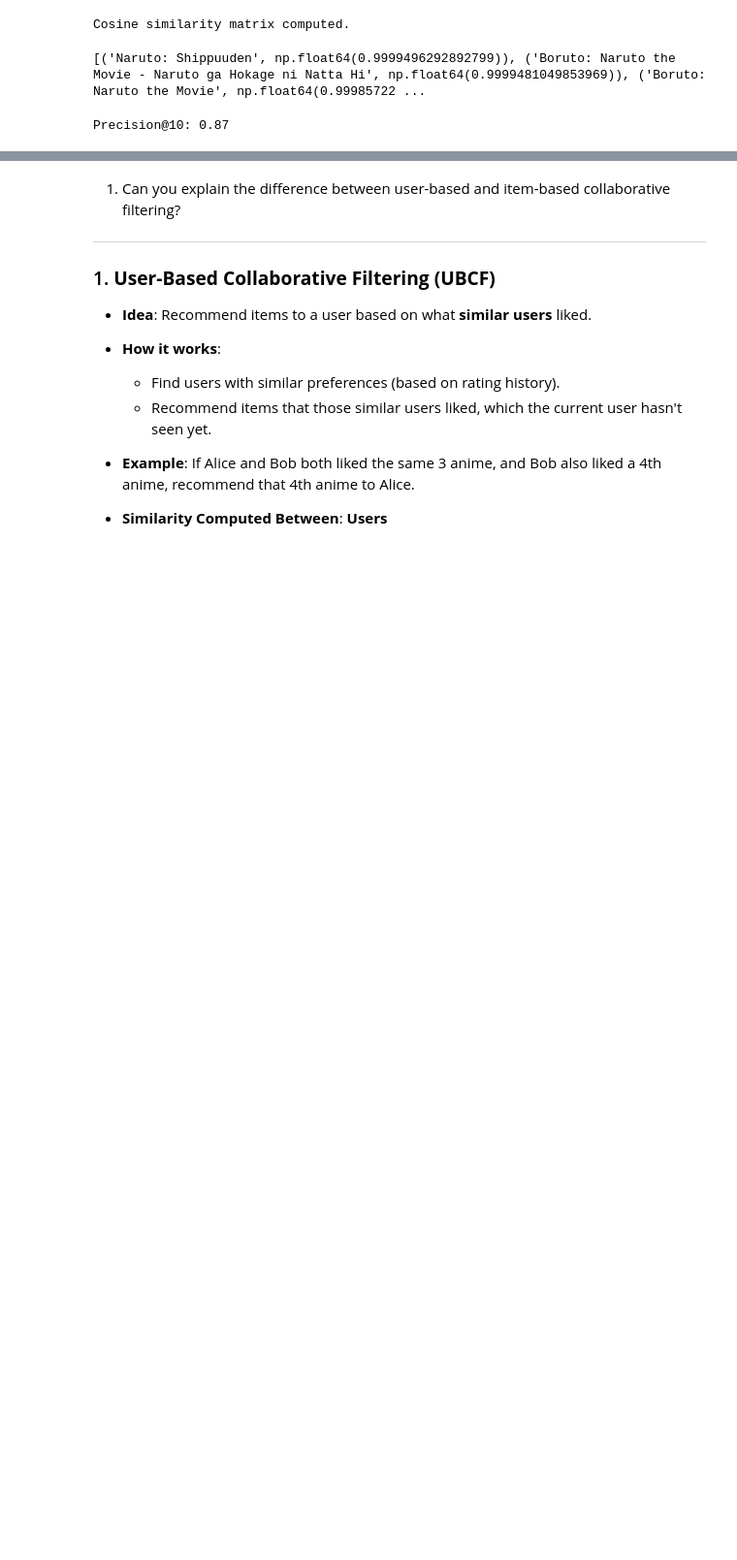
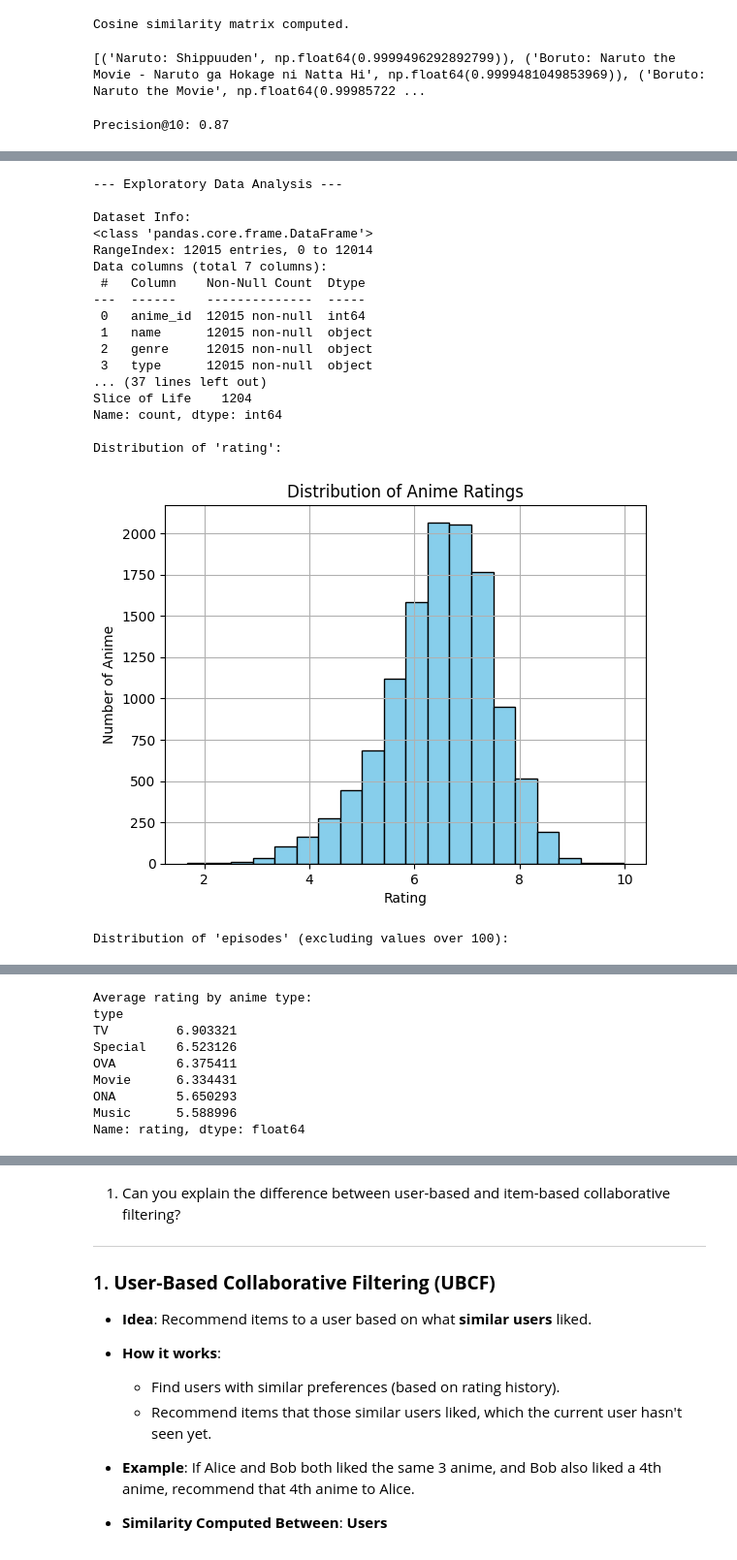
Before and after one commit to Lokeshgadhi/introonpandas, a Jupyter notebook: lokesh_recommendation system.ipynb, the cells around one changed output, grey strips where cells are left out. Shown at 97% size. Drawn from its saved outputs; the diff is of its cells as text; code cells hidden in the pictures; blank space fills up the shorter version.

```diff
--- a/lokesh_recommendation system.ipynb
+++ b/lokesh_recommendation system.ipynb
@@ -108,0 +154,69 @@ Precision@10: 0.87
+# %%
+import pandas as pd
+import matplotlib.pyplot as plt
+
+# Ensure 'episodes' is numeric
+anime_df['episodes'] = pd.to_numeric(anime_df['episodes'], errors='coerce')
+
+# --- Exploratory Data Analysis (EDA) ---
+print("\n--- Exploratory Data Analysis ---")
+
+# 1. Basic dataset info
+print("\nDataset Info:")
+anime_df.info()
+
+# 2. Descriptive stats
+print("\nDescriptive Statistics:")
+print(anime_df.describe())
+
+# 3. Anime type distribution
+print("\nValue counts for 'type':")
+print(anime_df['type'].value_counts())
+
+# 4. Top 10 genres
+print("\nTop 10 most frequent genres:")
+all_genres = ', '.join(anime_df['genre'].dropna()).split(', ')
+genre_counts = pd.Series(all_genres).value_counts()
+print(genre_counts.head(10))
+
+# 5. Rating distribution
+print("\nDistribution of 'rating':")
+anime_df['rating'].hist(bins=20, color='skyblue', edgecolor='black')
+plt.title('Distribution of Anime Ratings')
+plt.xlabel('Rating')
+plt.ylabel('Number of Anime')
+plt.grid(True)
+plt.show()
+
+# 6. Episode distribution (limit to <= 100)
+print("\nDistribution of 'episodes' (excluding values over 100):")
+anime_df[anime_df['episodes'] <= 100]['episodes'].hist(bins=50, color='salmon', edgecolor='black')
+plt.title('Distribution of Anime Episodes (up to 100)')
+plt.xlabel('Number of Episodes')
+plt.ylabel('Number of Anime')
+plt.grid(True)
+plt.show()
+
+# 7. Mean rating by anime type
+print("\nAverage rating by anime type:")
+print(anime_df.groupby('type')['rating'].mean().sort_values(ascending=False))
+# %% [output]
+--- Exploratory Data Analysis ---
+
+Dataset Info:
+<class 'pandas.core.frame.DataFrame'>
+RangeIndex: 12015 entries, 0 to 12014
+Data columns (total 7 columns):
+ #   Column    Non-Null Count  Dtype
+---  ------    --------------  -----
+ 0   anime_id  12015 non-null  int64
+ 1   name      12015 non-null  object
+ 2   genre     12015 non-null  object
+ 3   type      12015 non-null  object
+... (37 lines left out)
+Slice of Life    1204
+Name: count, dtype: int64
+
+Distribution of 'rating':
+[figure, added]
+Distribution of 'episodes' (excluding values over 100):
@@ -108,0 +224,9 @@ Precision@10: 0.87
+Average rating by anime type:
+type
+TV         6.903321
+Special    6.523126
+OVA        6.375411
+Movie      6.334431
+ONA        5.650293
+Music      5.588996
+Name: rating, dtype: float64
```
Also changed, not shown: parts of 4 cells of this notebook.
